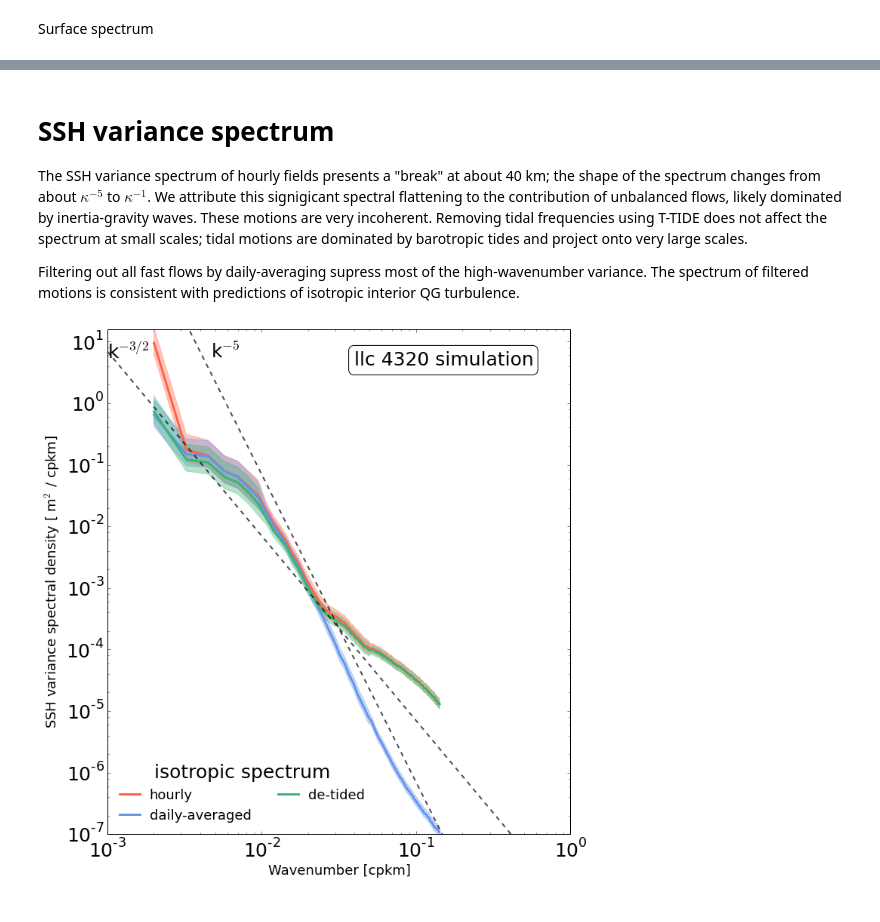
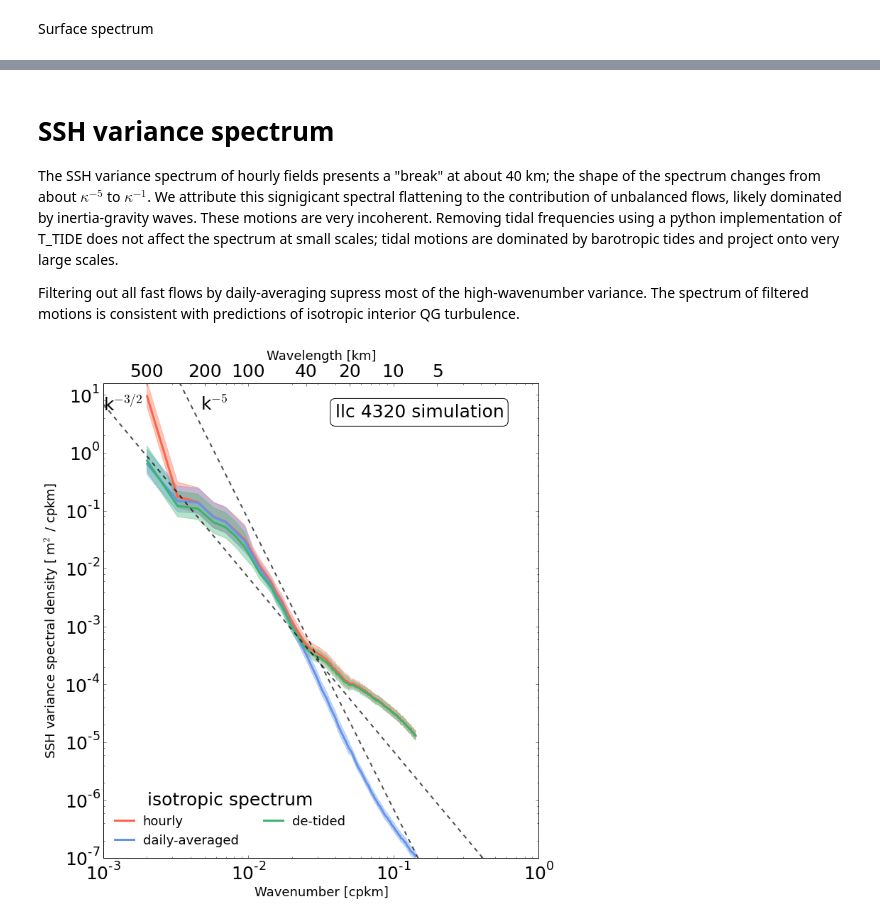
Before and after one commit to cesar-rocha/dp_spectra, a Jupyter notebook: model/plot_isotropic_spectra.ipynb, the cells around one changed output, grey strips where cells are left out. Drawn from its saved outputs; the diff is of its cells as text; code cells hidden in the pictures.

```diff
--- a/model/plot_isotropic_spectra.ipynb
+++ b/model/plot_isotropic_spectra.ipynb
@@ -160,6 +170,6 @@ plt.savefig('figs/iso_spec_model_1000m',bbox_inches='tight')
 # %% [markdown]
 # SSH variance spectrum
-The SSH variance spectrum of hourly fields presents a "break" at about 40 km; the shape of the spectrum  changes from about $\kappa^{-5}$ to $\kappa^{-1}$. We attribute this signigicant spectral flattening to the contribution of unbalanced flows, likely dominated by inertia-gravity waves. These motions are very incoherent. Removing tidal frequencies using T-TIDE does not affect the spectrum at small scales; tidal motions are dominated by barotropic tides and project onto very large scales.
+The SSH variance spectrum of hourly fields presents a "break" at about 40 km; the shape of the spectrum  changes from about $\kappa^{-5}$ to $\kappa^{-1}$. We attribute this signigicant spectral flattening to the contribution of unbalanced flows, likely dominated by inertia-gravity waves. These motions are very incoherent. Removing tidal frequencies using a python implementation of T_TIDE does not affect the spectrum at small scales; tidal motions are dominated by barotropic tides and project onto very large scales.
 
 Filtering out all fast flows by daily-averaging supress most of the high-wavenumber variance. The spectrum of filtered motions is consistent with predictions of isotropic interior QG turbulence.
 # %%
@@ -171,31 +181,34 @@ ax1.fill_between(ssh['k'],ssh['El'],ssh['Eu'],\
 ax1.fill_between(ssh['k'],ssh['Efl'],ssh['Efu'],\
                  color=color2, alpha=aph)
 ax1.fill_between(ssh['k'],ssh['Edt_l'],ssh['Edt_u'],\
                  color=color3, alpha=aph)
 
 ax1.loglog(ssh['k'],ssh['E'],color=color1,linewidth=lw,
                label=r'hourly')
 ax1.loglog(ssh['k'],ssh['Ef'],color=color2,linewidth=lw,
                label=r'daily-averaged')
 ax1.loglog(ssh['k'],ssh['Edt'],color=color3,linewidth=lw,
                label=r'de-tided')
 
 
 ax1.loglog(ssh['ks'],ssh['Es5'],'--', color='k',linewidth=2.,alpha=.7)
 ax1.loglog(ssh['ks'],ssh['Es3_2'],'--', color='k',linewidth=2.,alpha=.7)
 ax1.text(0.0010, 5.41,u'k$^{-3/2}$')
 ax1.text(0.0047, 5.51,u'k$^{-5}$')
 
 plt.xlabel('Wavenumber [cpkm]')
 plt.ylabel(u'SSH variance spectral density [ m$^{2}$ / cpkm]')
 
 lg = plt.legend(loc=3,title='isotropic spectrum', numpoints=1,ncol=2)
 lg.draw_frame(False)
 
 plt.text(0.15, 5., "llc 4320 simulation", size=25, rotation=0.,
              ha="center", va="center",
              bbox = dict(boxstyle="round",ec='k',fc='w'))
 plt.axis((1./1.e3,1.,1./1.e7,1.6e1))
+
+add_second_axis(ax1)
+
 plt.savefig('figs/iso_spec_model_ssh',bbox_inches='tight')
 # %% [output]
-[figure, old version]
+[figure, new version]
```
Also changed, not shown: parts of 3 cells of this notebook, 5 other files.
